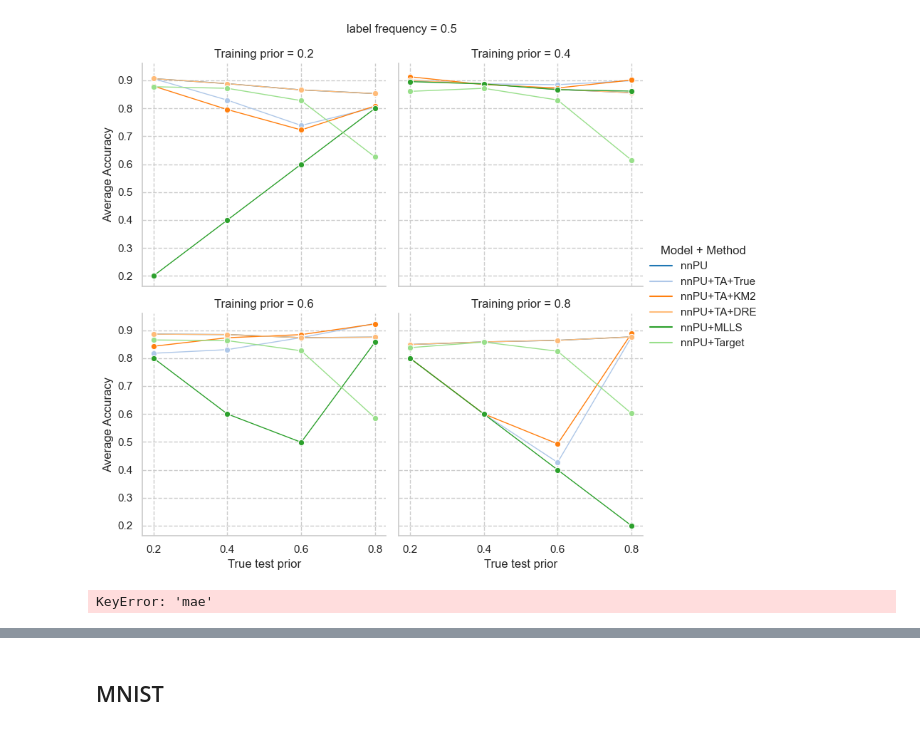
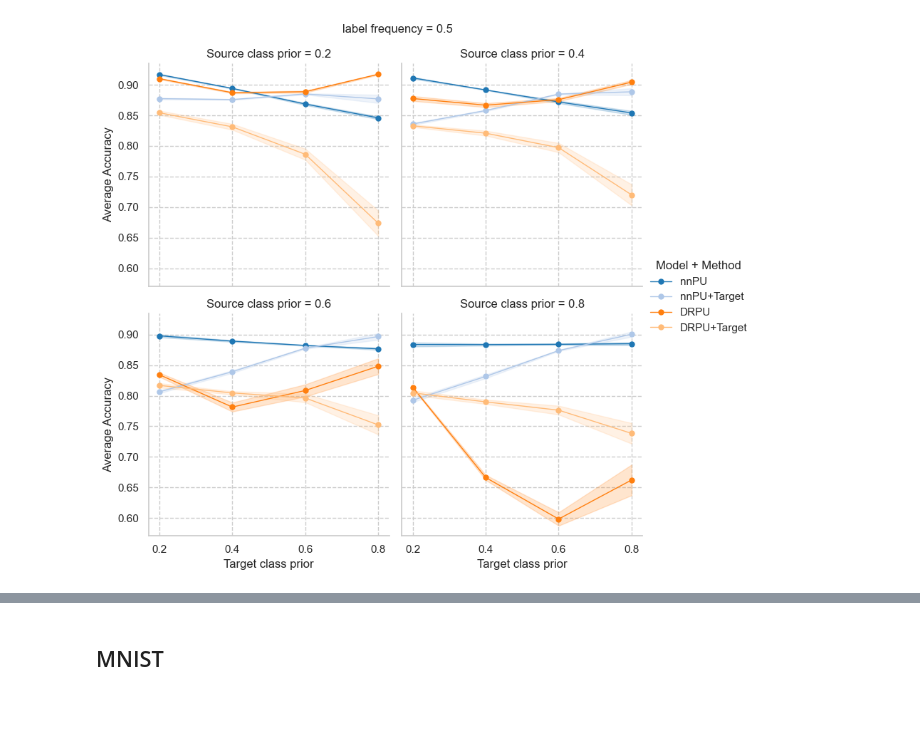
Before and after one commit to izabelatelejko/2026-PULS-Master, a Jupyter notebook: evaluation.ipynb, the cells around one changed output, grey strips where cells are left out. Saved outputs shown, nothing was run; the diff lists cells and outputs as text; code cells hidden in the pictures.

```diff
--- a/evaluation.ipynb
+++ b/evaluation.ipynb
@@ -143,58 +29,16 @@ plot_metric(df_metric, 'Accuracy', pi_grid, label_frequency, verbose=True)
 # %%
-dataset_name = 'GaussTest5-CE'
-mean = 0.5
-n = 3000
+# Average Accuracy of different trained classifiers for Gaussian Dataset (n = n′ = 5000, K = 10)
+
+dataset_name = 'Gauss'
+mean = 0.8
+n = 5000
 label_frequency = 0.5
 pi_grid = [0.2, 0.4, 0.6, 0.8]
 
+df_metric = evaluate_all_metrics(dataset_name, mean, n, label_frequency, pi_grid, pi_grid, convert_to_df=True, single_exp=False)
+df_metric = df_metric[df_metric['metric'].isin(['accuracy'])]
+df_metric = df_metric[df_metric['method'].isin(['DRPU', 'nnPU', 'nnPU+Target', 'DRPU+Target'])]
 
-df_metric = evaluate_all_TC_metrics(dataset_name, mean, n, label_frequency, pi_grid, pi_grid, convert_to_df=True, single_exp=True, nnpu_only=True)
-df_metric = df_metric[df_metric['metric'].isin(['accuracy'])]
-
-# change accuracy to 1 - accuracy to get error ra
-# df_metric['average_value'] = 1 - df_metric['average_value']
-# filter out model = 'nnpu' and method = 'mlls-drpu' or model = 'drpu' and method = 'mlls-nnpu'
-# df_metric = df_metric[~((df_metric['model'] == 'nnpu') & (df_metric['method'] == 'mlls-drpu')) & ~((df_metric['model'] == 'drpu') & (df_metric['method'] == 'mlls-nnpu'))]
-
-# df_metric['model'] = df_metric['model'].map(model_mapping)
-# df_metric['method'] = df_metric['method'].map(method_mapping)
-plot_metric(df_metric, 'Accuracy', pi_grid, label_frequency, verbose=True)
-
-# df_metric
+plot_metric(df_metric, 'Accuracy', pi_grid, label_frequency, verbose=True, show_se=True, K=5)
 # %% [output]
-[figure, old version]
+[figure, new version]
-# %%
-# Mean Absolute Error of test prior estimation for Gaussian Dataset (n = n′ = 1000, K = 10)
-# Average Accuracy of different trained classifiers for Gaussian Dataset (n = n′ = 1000, K = 10)
-
-dataset_name = 'GaussTest'
-mean = 0.5
-n = 10000
-label_frequencies = [0.5]
-pi_grid = [0.2, 0.4, 0.6, 0.8]
-
-method_mapping = {"DR": "DRE", "DRE": "DRE", "KM1": "KM1", "KM2": "KM2", "MLLS_DRPU": "MLLS-DRPU", "MLLS_NNPU": "MLLS-nnPU", "mlls-drpu": "MLLS", "mlls-nnpu": "MLLS", "train": "Train", "true": "True"}
-model_mapping = {"drpu": "DRPU", "nnpu": "nnPU"}
-
-for label_frequency in label_frequencies:
-        df_mae = evaluate_shifted_pi_estimation(dataset_name, mean, n, label_frequency, pi_grid, pi_grid, convert_to_df=True, single_exp=True)
-        df_mae["value"] = round(df_mae['mae'], 3).astype(str) + ' +- ' + round(df_mae['std_mae'], 3).astype(str)
-        df_mae['method'] = df_mae['method'].map(method_mapping)
-        plot_mae_with_se(df_mae, pi_grid, label_frequency, verbose=True)
-
-        df_metric = evaluate_all_TC_metrics(dataset_name, mean, n, label_frequency, pi_grid, pi_grid, convert_to_df=True)
-        df_metric = df_metric[df_metric['metric'].isin(['accuracy'])]
-
-        # filter out model = 'nnpu' and method = 'mlls-drpu' or model = 'drpu' and method = 'mlls-nnpu'
-        df_metric = df_metric[~((df_metric['model'] == 'nnpu') & (df_metric['method'] == 'mlls-drpu')) & ~((df_metric['model'] == 'drpu') & (df_metric['method'] == 'mlls-nnpu'))]
-
-        df_metric['model'] = df_metric['model'].map(model_mapping)
-        df_metric['method'] = df_metric['method'].map(method_mapping)
-        df_metric['model-method'] = df_metric['model'] + ' + ' + df_metric['method']
-        plot_metric(df_metric, 'Accuracy', pi_grid, label_frequency, verbose=True)
-
-
-# mae_results = df[["pi", "new_pi", "method", "value"]]
-# mae_results = mae_results.pivot(index=["pi", "new_pi"], columns="method", values="value")
-# %% [output]
-KeyError: 'mae'
```
Also changed, not shown: parts of 10 cells of this notebook, 5 other files.
